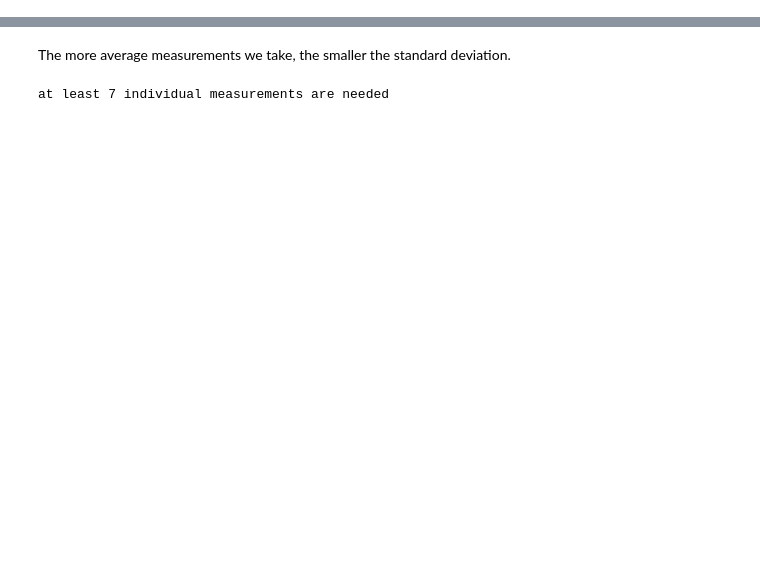
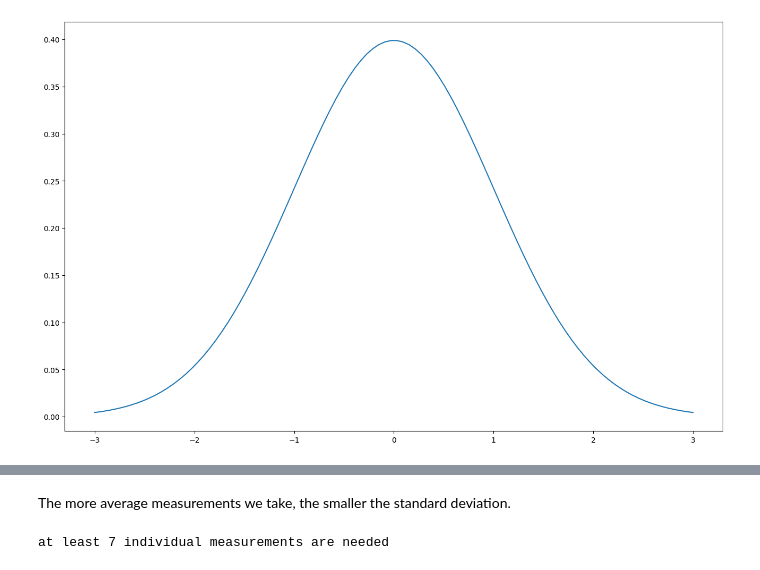
Before and after one commit to alextanhongpin/python-experimentation-for-engineers, a Jupyter notebook: 02_ab_testing.v2.ipynb, the cells around one changed output, grey strips where cells are left out. Drawn from its saved outputs; the diff is of its cells as text; code cells hidden in the pictures; blank space fills up the shorter version.

Commit message:
chore: plot normal distribution, show the impact of ztest

```diff
--- a/02_ab_testing.v2.ipynb
+++ b/02_ab_testing.v2.ipynb
@@ -8,6 +8,17 @@ import statsmodels.stats.api as sm
 import statsmodels.stats.power as sp
 
 plt.rc("figure", figsize=(16, 10))
+# %%
+def plot_normal(mu=0, variance=1, label=""):
+    sigma = math.sqrt(variance)
+    x = np.linspace(mu - 3 * sigma, mu + 3 * sigma, 100)
+    plt.plot(x, st.norm.pdf(x, mu, sigma), label=label)
+# %%
+mu = 0
+variance = 1
+plot_normal(mu, variance)
+# %% [output]
+[figure, added]
 # %%
 class Money:
     def __init__(self, value):
```
Also changed, not shown: parts of 23 cells of this notebook, 6 other files.
